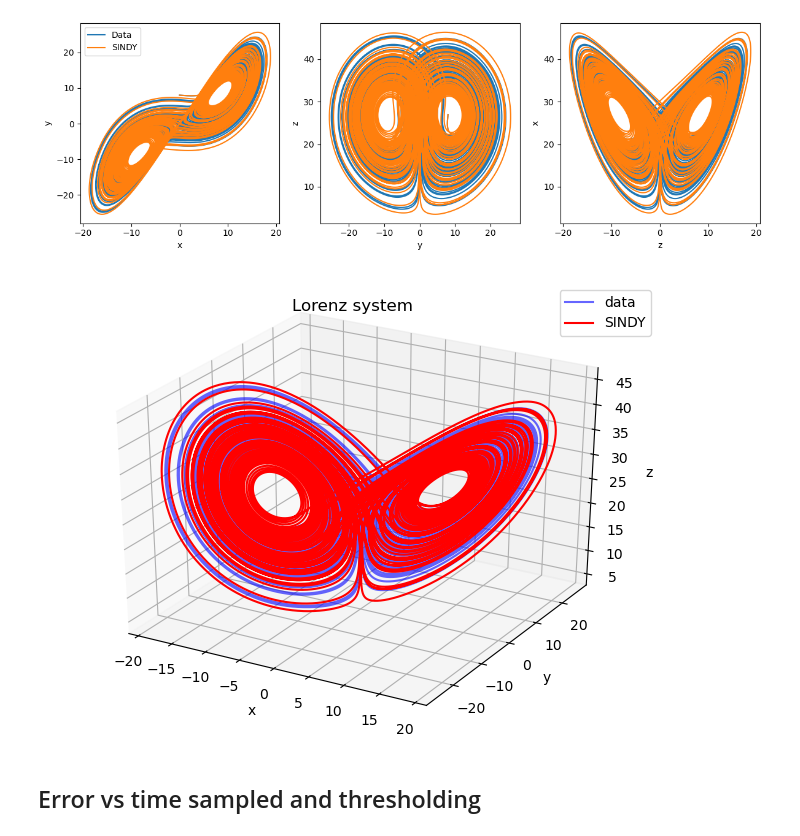
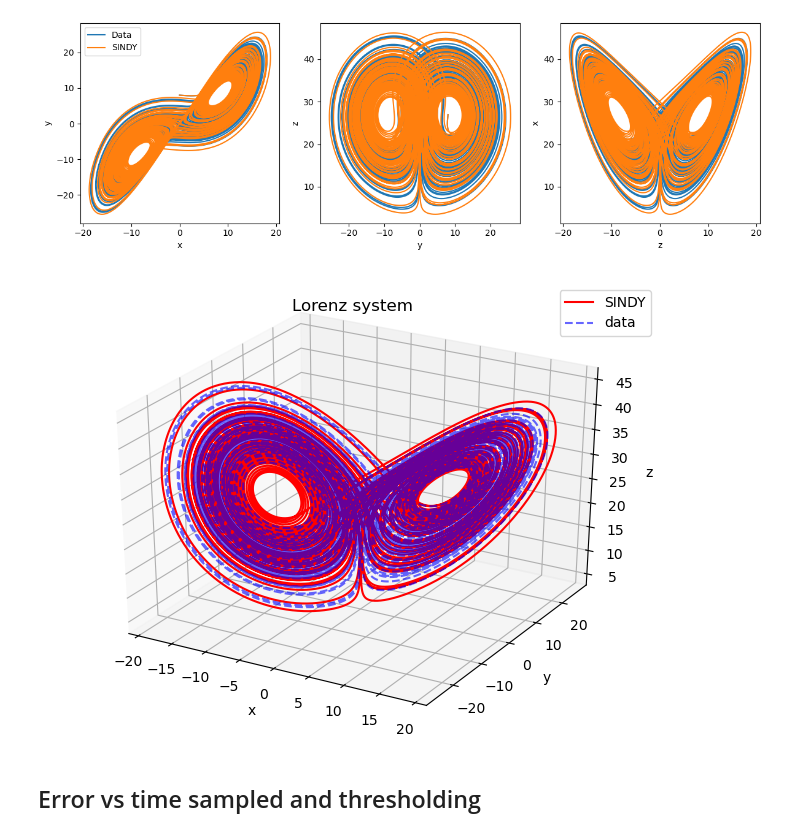
Before and after one commit to pranav-satheesh/PyDynamics, a Jupyter notebook: lorenz_system_analysis.ipynb, the cells around one changed output. Saved outputs shown, nothing was run; the diff lists cells and outputs as text; code cells hidden in the pictures.

```diff
--- a/lorenz_system_analysis.ipynb
+++ b/lorenz_system_analysis.ipynb
@@ -18,7 +18,7 @@ T0 = 0.001
 DT = 0.001
 T = 80
 P_order = 2
-threshold = 0.25
+threshold = 0.025
 # %%
 lorenz_params =[SIGMA,RHO,BETA]
 # %%
@@ -52,17 +52,18 @@ plt.savefig("Figures/lorenz-cross-section-SINDY.pdf")
 # %%
 fig = plt.figure()
 ax = plt.axes(projection='3d')
-ax.plot3D(sim_data.T[0],sim_data.T[1],sim_data.T[2],color="blue",alpha=0.6,label="data")
+
 ax.plot3D(sindy_model_data[:,0],sindy_model_data[:,1],sindy_model_data[:,2],color="red",label="SINDY")
+ax.plot3D(sim_data.T[0],sim_data.T[1],sim_data.T[2],"--",color="blue",alpha=0.6,label="data")
 ax.set_xlabel("x")
 ax.set_ylabel("y")
 ax.set_zlabel("z")
 ax.set_title("Lorenz system")
 ax.legend()
 plt.tight_layout()
-plt.savefig("Figures/Data_vs_SINDY_3d.pdf")
+plt.savefig("Figures/Lorenz_Data_vs_SINDY_3d.pdf")
 # %% [output]
-[figure, old version]
+[figure, new version]
 # %% [markdown]
 ## Error vs time sampled and thresholding
 # %%
```
Also changed, not shown: 6 other files.
